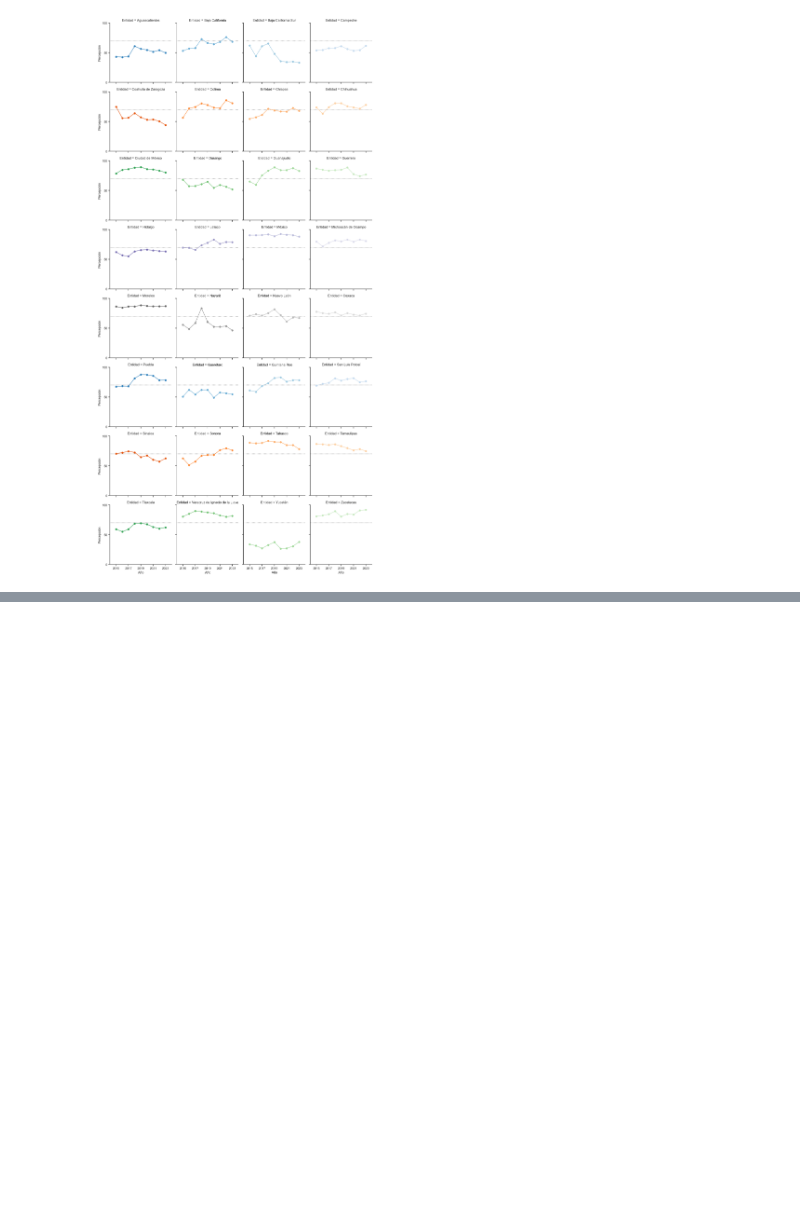
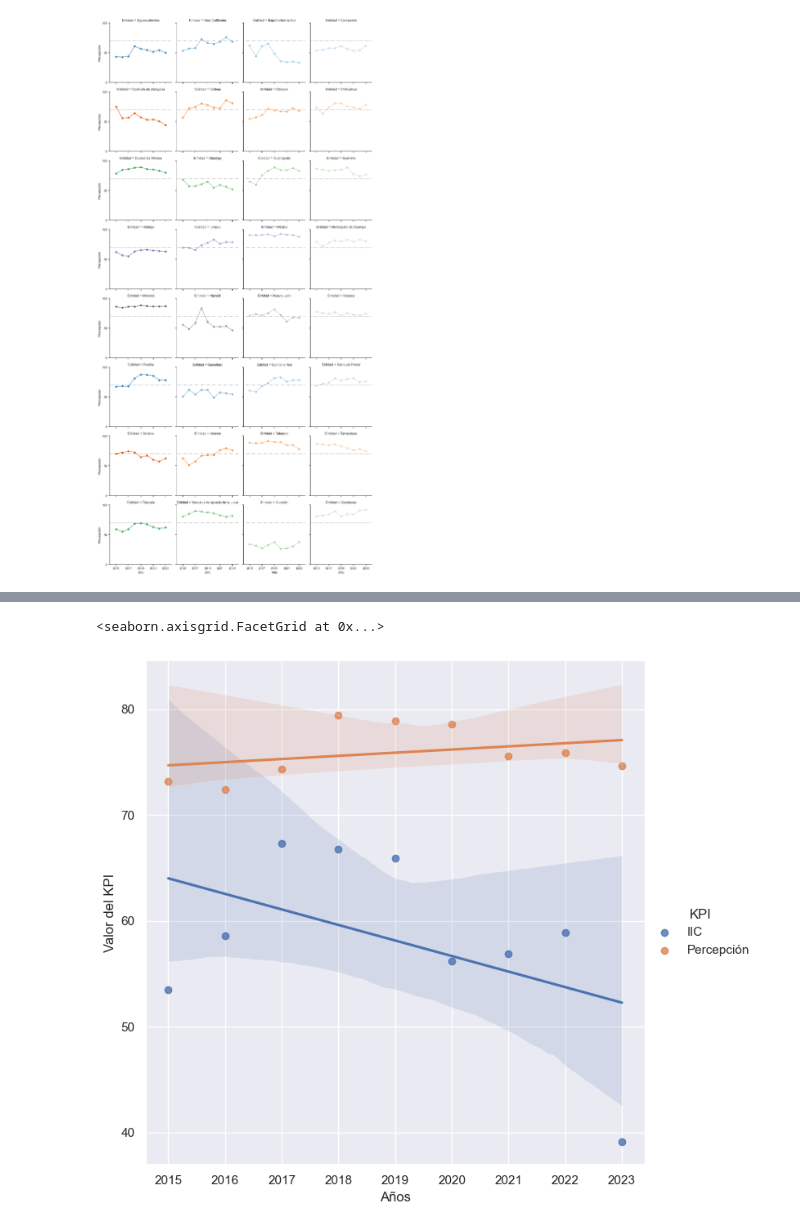
Before and after one commit to la-ciencia-del-delito/semaforo-delictivo, a Jupyter notebook: notebooks/Viowi.ipynb, the cells around one changed output, grey strips where cells are left out. Saved outputs shown, nothing was run; the diff lists cells and outputs as text; code cells hidden in the pictures; blank space fills up the shorter version.

```diff
--- a/notebooks/Viowi.ipynb
+++ b/notebooks/Viowi.ipynb
@@ -1044,0 +1165,7 @@ grid.fig.tight_layout(w_pad=1)
+# %%
+new_IIC = datos_mexico
+new_Per = mexico_df
+# %%
+new_IIC["KPI"] = "IIC"
+new_IIC.rename(columns={"IIC":"Valor"}, inplace=True)
+new_IIC
@@ -1044,0 +1183,4 @@ grid.fig.tight_layout(w_pad=1)
+# %%
+new_Per["KPI"] = "Percepción"
+new_Per.rename(columns={"Percepción":"Valor"}, inplace=True)
+new_Per
@@ -1044,0 +1198,3 @@ grid.fig.tight_layout(w_pad=1)
+# %%
+new_df = pd.concat([new_IIC,new_Per],ignore_index=True)
+new_df
@@ -1044,0 +1219,15 @@ grid.fig.tight_layout(w_pad=1)
+# %%
+sns.set_theme()
+
+# Plot sepal width as a function of sepal_length across days
+g = sns.lmplot(
+    data=new_df,
+    x="Año", y="Valor", hue="KPI",
+    height=7
+)
+
+# Use more informative axis labels than are provided by default
+g.set_axis_labels("Años", "Valor del KPI")
+# %% [output]
+<seaborn.axisgrid.FacetGrid at 0x...>
+[figure, added]
```
Also changed, not shown: parts of 48 cells of this notebook.
